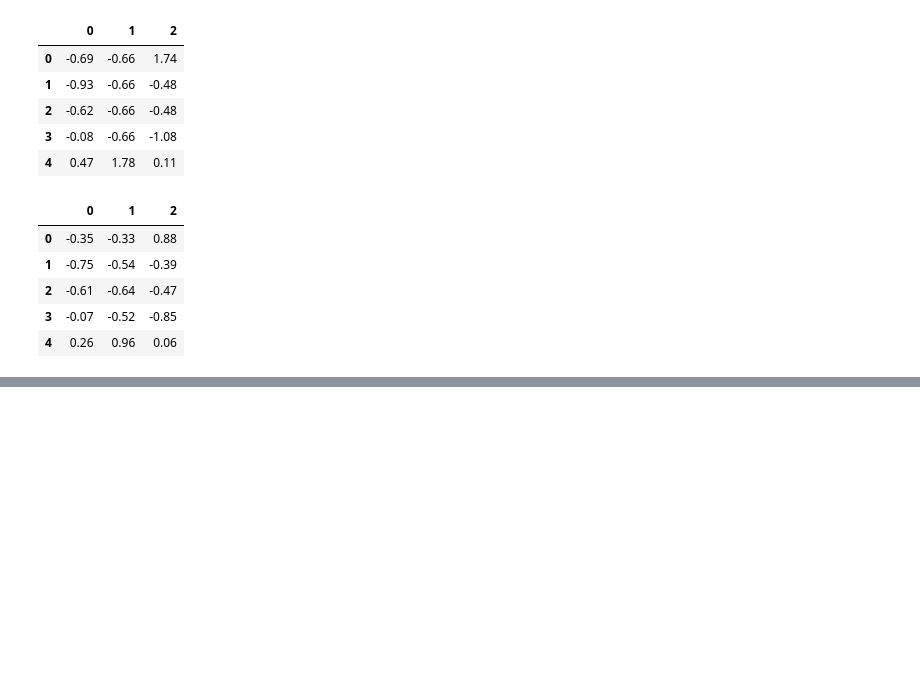
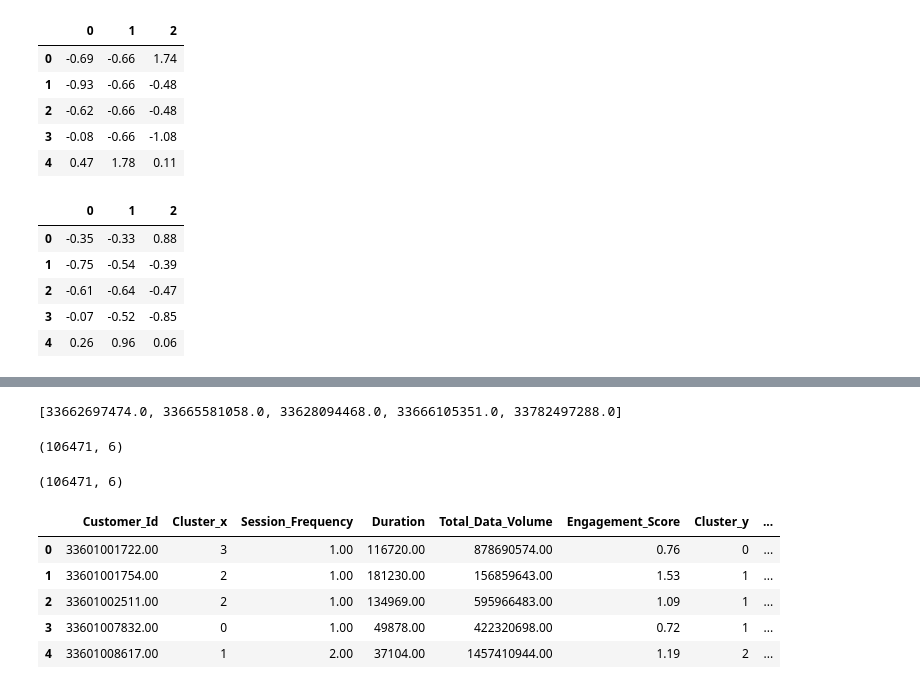
Before and after one commit to bkget/Telecom-Data-Analysis, a Jupyter notebook: notebooks/4.user_satisifaction_analysis.ipynb, the cells around one changed output, grey strips where cells are left out. Cells and saved outputs as stored; diff of their text form; code cells hidden in the pictures; blank space fills up the shorter version.

```diff
--- a/notebooks/4.user_satisifaction_analysis.ipynb
+++ b/notebooks/4.user_satisifaction_analysis.ipynb
@@ -148,0 +152,30 @@ user_experience.head(5)
+# %%
+user_id_engagement = user_engagement['Customer_Id'].values
+user_id_experiance = user_experience['Customer_Id'].values
+user_intersection = list(set(user_id_engagement).intersection(user_id_experiance))
+user_intersection[:5]
+# %% [output]
+[33662697474.0, 33665581058.0, 33628094468.0, 33666105351.0, 33782497288.0]
+# %%
+user_engagement_df = user_engagement[user_engagement['Customer_Id'].isin(user_intersection)]
+user_engagement_df.shape
+# %% [output]
+(106471, 6)
+# %%
+user_experience_df = user_experience[user_experience['Customer_Id'].isin(
+    user_intersection)]
+user_experience_df.shape
+# %% [output]
+(106471, 6)
+# %%
+user_df = pd.merge(user_engagement_df, user_experience_df, on='Customer_Id')
+user_df['Satisfaction_Score'] = (
+    user_df['Engagement_Score'] + user_df['Experience_Score'])/2
+user_df.head(5)
+# %% [output]
+|  | Customer_Id | Cluster_x | Session_Frequency | Duration | Total_Data_Volume | Engagement_Score | Cluster_y | ... |
+| 0 | 33601001722.00 | 3 | 1.00 | 116720.00 | 878690574.00 | 0.76 | 0 | ... |
+| 1 | 33601001754.00 | 2 | 1.00 | 181230.00 | 156859643.00 | 1.53 | 1 | ... |
+| 2 | 33601002511.00 | 2 | 1.00 | 134969.00 | 595966483.00 | 1.09 | 1 | ... |
+| 3 | 33601007832.00 | 0 | 1.00 | 49878.00 | 422320698.00 | 0.72 | 1 | ... |
+| 4 | 33601008617.00 | 1 | 2.00 | 37104.00 | 1457410944.00 | 1.19 | 2 | ... |
```
Also changed, not shown: parts of 10 cells of this notebook.
